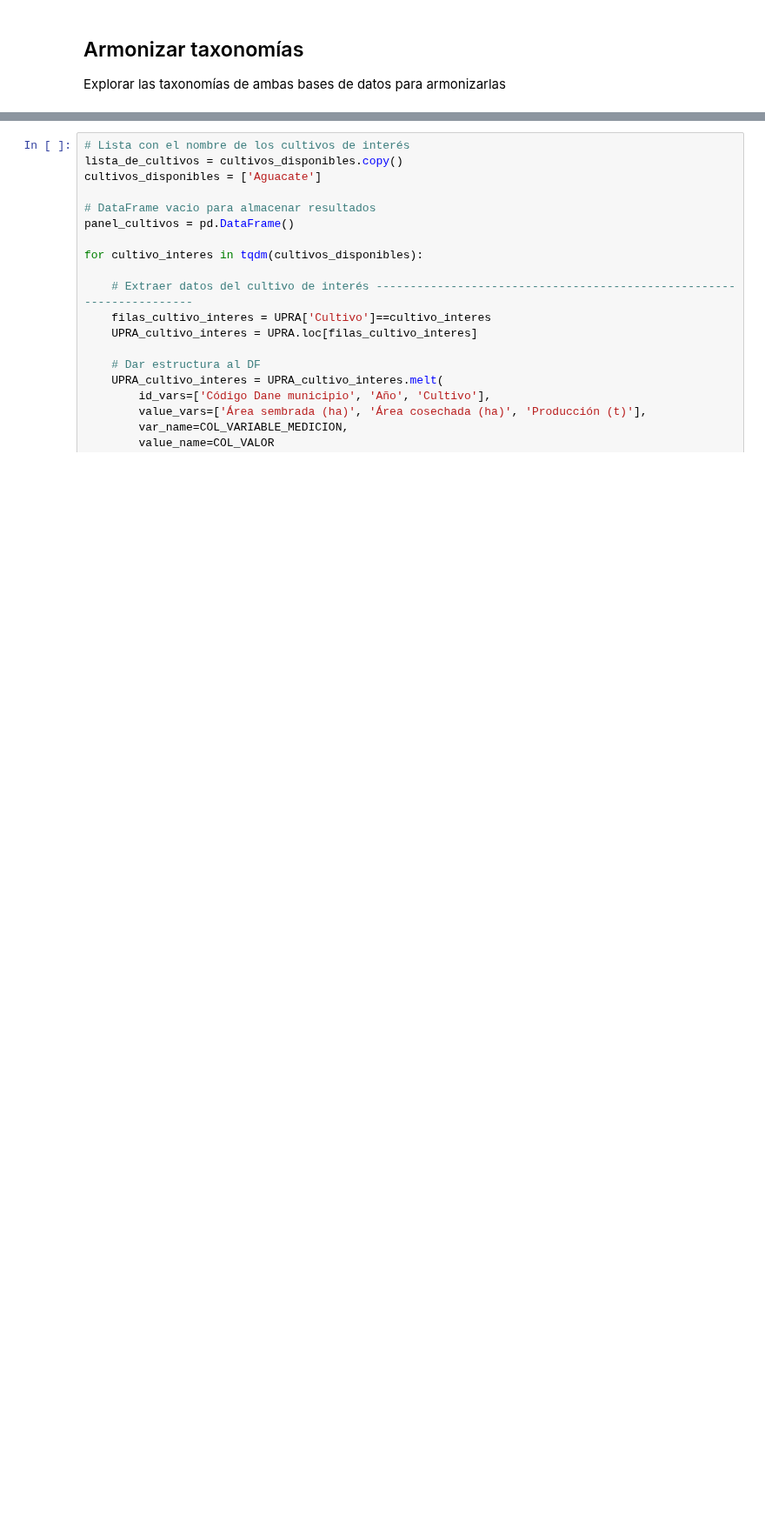
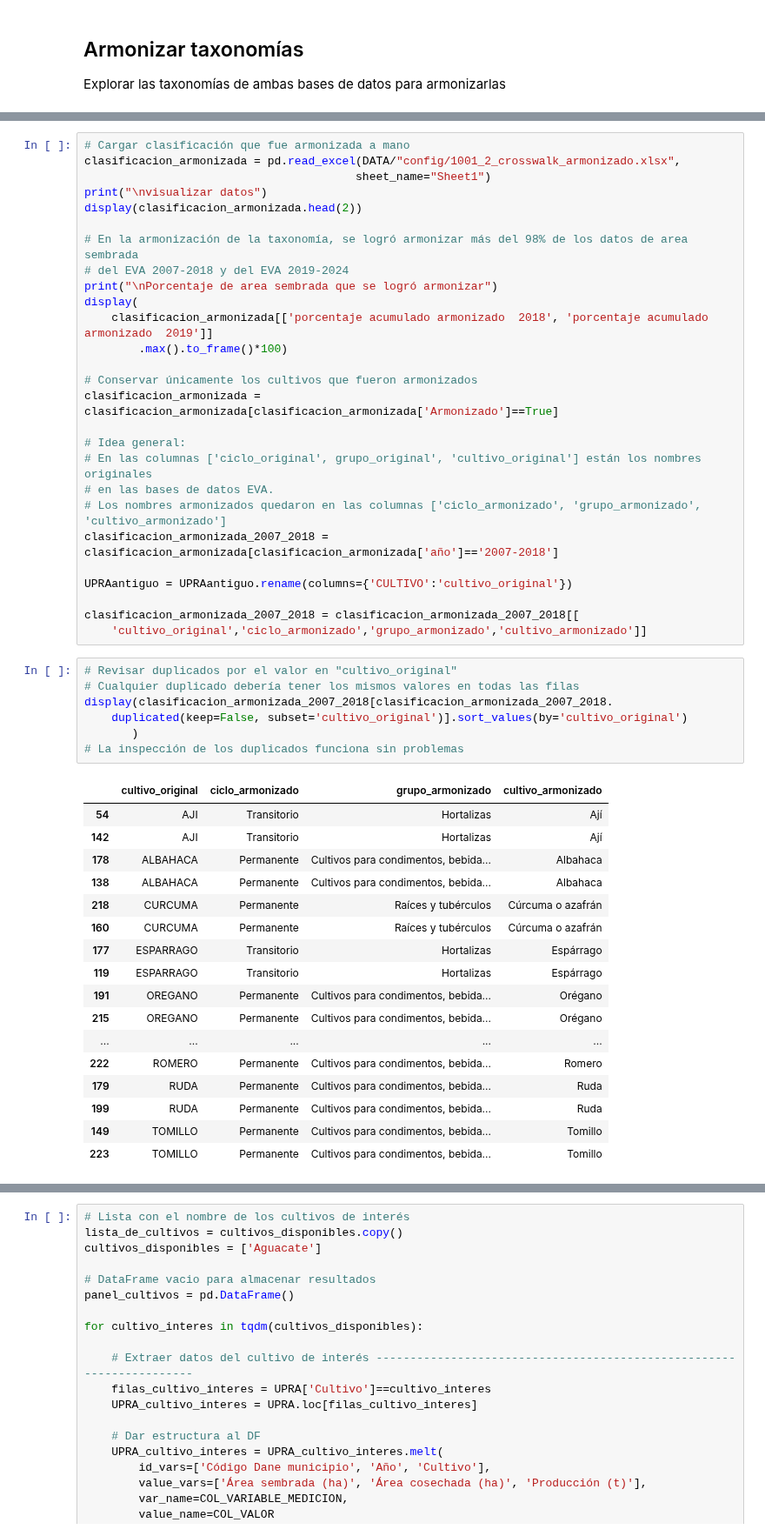
Before and after one commit to JC-AlfonsoR/PEG-mining-agriculture, a Jupyter notebook: engines/1001_process_UPRA.ipynb, the cells around one changed output, grey strips where cells are left out. Shown at 87% size. Drawn from its saved outputs; the diff is of its cells as text; blank space fills up the shorter version.

Commit message:
Continuar armonizando taxonomías de EVA

```diff
--- a/engines/1001_process_UPRA.ipynb
+++ b/engines/1001_process_UPRA.ipynb
@@ -289,0 +228,52 @@ plantilla
+# %%
+# Cargar clasificación que fue armonizada a mano
+clasificacion_armonizada = pd.read_excel(DATA/"config/1001_2_crosswalk_armonizado.xlsx",
+                                        sheet_name="Sheet1")
+print("\nvisualizar datos")
+display(clasificacion_armonizada.head(2))
+
+# En la armonización de la taxonomía, se logró armonizar más del 98% de los datos de area sembrada
+# del EVA 2007-2018 y del EVA 2019-2024
+print("\nPorcentaje de area sembrada que se logró armonizar")
+display(
+    clasificacion_armonizada[['porcentaje acumulado armonizado  2018', 'porcentaje acumulado armonizado  2019']]
+        .max().to_frame()*100)
+
+# Conservar únicamente los cultivos que fueron armonizados
+clasificacion_armonizada = clasificacion_armonizada[clasificacion_armonizada['Armonizado']==True]
+
+# Idea general:
+# En las columnas ['ciclo_original', grupo_original', 'cultivo_original'] están los nombres originales
+# en las bases de datos EVA.
+# Los nombres armonizados quedaron en las columnas ['ciclo_armonizado',	'grupo_armonizado',	'cultivo_armonizado']
+clasificacion_armonizada_2007_2018 = clasificacion_armonizada[clasificacion_armonizada['año']=='2007-2018']
+
+UPRAantiguo = UPRAantiguo.rename(columns={'CULTIVO':'cultivo_original'})
+
+clasificacion_armonizada_2007_2018 = clasificacion_armonizada_2007_2018[[
+    'cultivo_original','ciclo_armonizado','grupo_armonizado','cultivo_armonizado']]
+# %%
+# Revisar duplicados por el valor en "cultivo_original"
+# Cualquier duplicado debería tener los mismos valores en todas las filas
+display(clasificacion_armonizada_2007_2018[clasificacion_armonizada_2007_2018.
+    duplicated(keep=False, subset='cultivo_original')].sort_values(by='cultivo_original')
+       )
+# La inspección de los duplicados funciona sin problemas
+# %% [output]
+|  | cultivo_original | ciclo_armonizado | grupo_armonizado | cultivo_armonizado |
+| 54 | AJI | Transitorio | Hortalizas | Ají |
+| 142 | AJI | Transitorio | Hortalizas | Ají |
+| 178 | ALBAHACA | Permanente | Cultivos para condimentos, bebida... | Albahaca |
+| 138 | ALBAHACA | Permanente | Cultivos para condimentos, bebida... | Albahaca |
+| 218 | CURCUMA | Permanente | Raíces y tubérculos | Cúrcuma o azafrán |
+| 160 | CURCUMA | Permanente | Raíces y tubérculos | Cúrcuma o azafrán |
+| 177 | ESPARRAGO | Transitorio | Hortalizas | Espárrago |
+| 119 | ESPARRAGO | Transitorio | Hortalizas | Espárrago |
+| 191 | OREGANO | Permanente | Cultivos para condimentos, bebida... | Orégano |
+| 215 | OREGANO | Permanente | Cultivos para condimentos, bebida... | Orégano |
+| ... | ... | ... | ... | ... |
+| 222 | ROMERO | Permanente | Cultivos para condimentos, bebida... | Romero |
+| 179 | RUDA | Permanente | Cultivos para condimentos, bebida... | Ruda |
+| 199 | RUDA | Permanente | Cultivos para condimentos, bebida... | Ruda |
+| 149 | TOMILLO | Permanente | Cultivos para condimentos, bebida... | Tomillo |
+| 223 | TOMILLO | Permanente | Cultivos para condimentos, bebida... | Tomillo |
```
Also changed, not shown: parts of 9 cells of this notebook, 4 other files.
